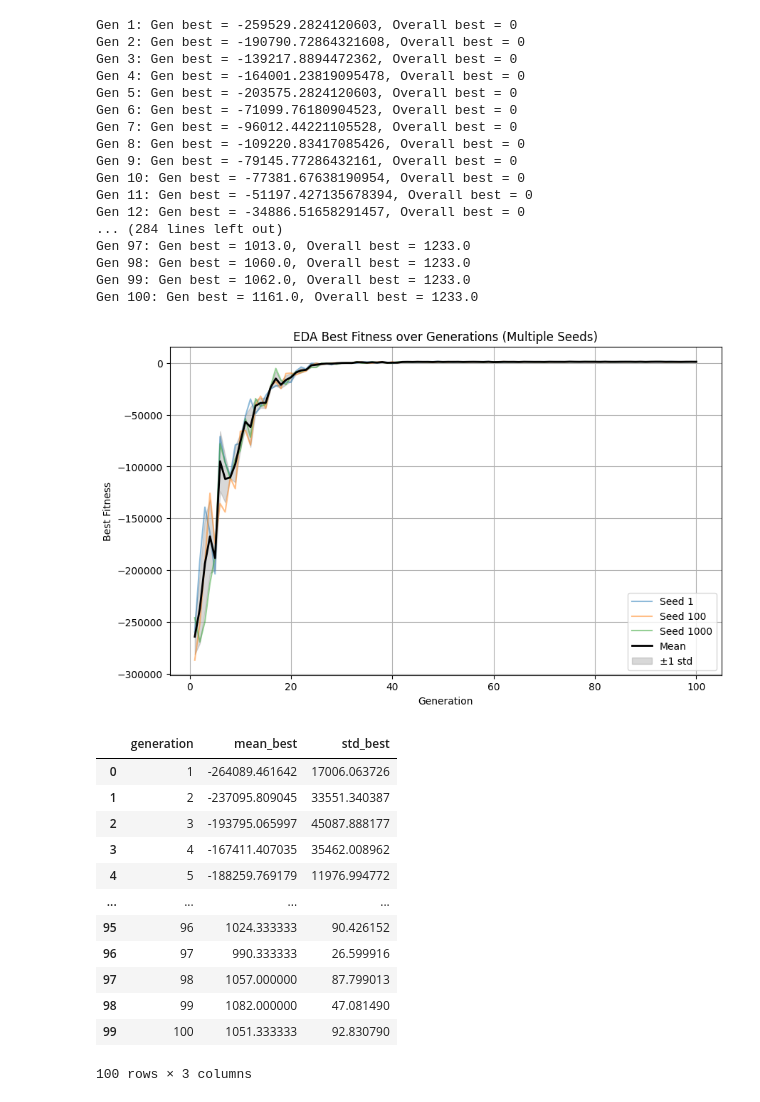
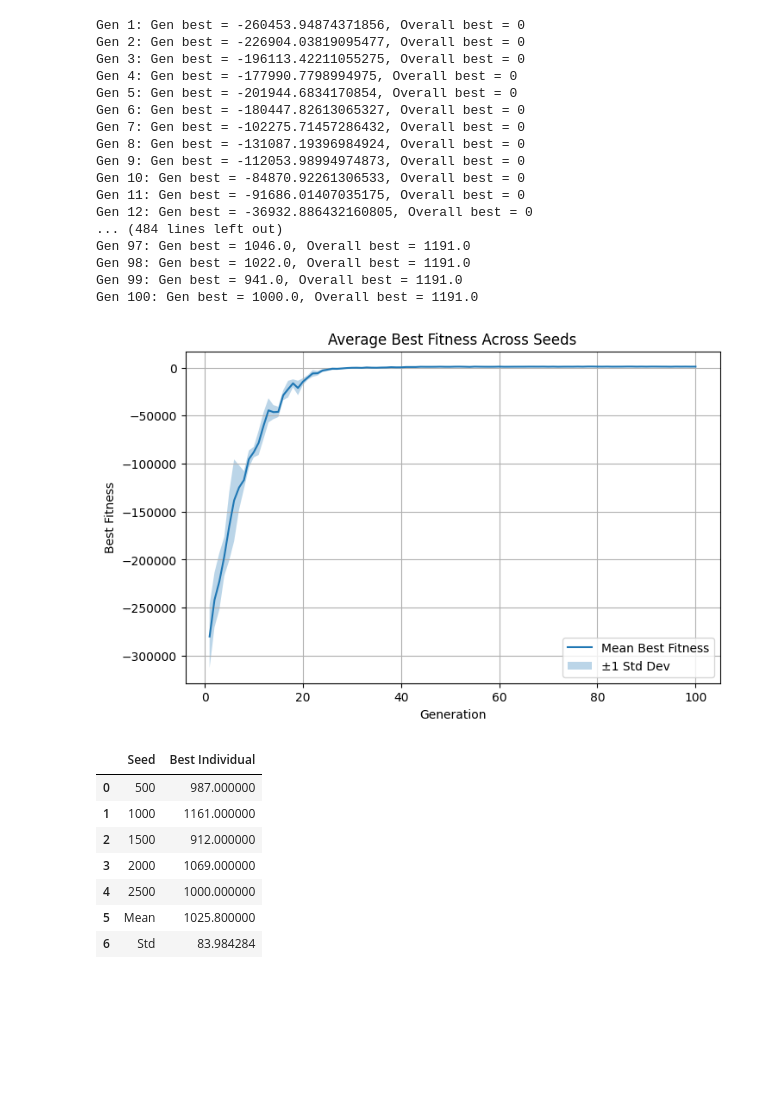
Before and after one commit to Biboy-al/AIML426-A2, a Jupyter notebook: Q3_EDA/src/main.ipynb, the cells around one changed output. Cells and saved outputs as stored; diff of their text form; code cells hidden in the pictures; blank space fills up the shorter version.

Commit message:
feat: implement results in part 1 -3

```diff
--- a/Q3_EDA/src/main.ipynb
+++ b/Q3_EDA/src/main.ipynb
@@ -116,7 +116,7 @@ def EDA(items, item_size, max_weight, pop_size=200, gens=100,
     return best_solution, best_value, gen_best_solutions, gen_best_values
 # %%
 
-def run_with_seed(items, seeds = [1,100,1000]):
+def run_with_seed(items, seeds = [500,1000,1500, 2000, 2500]):
 
     (num_items, bag_cap)= items.pop(0)
 
@@ -197,40 +203,34 @@ def best_individual_stats(seed_res, plot=True):
 # %%
 items_269 = read_file("data/knapsack-data_2/10_269")
 items_10000 = read_file("data/knapsack-data_2/23_10000")
 items_995 = read_file("data/knapsack-data_2/100_995")
 
-seed_res = run_with_seed(items_995)
-
-plot_seed_results(seed_res)
+seed_res_995 = run_with_seed(items_995)
+table_and_avg_plot(seed_res_995)
 # %% [output]
-Gen 1: Gen best = -259529.2824120603, Overall best = 0
-Gen 2: Gen best = -190790.72864321608, Overall best = 0
-Gen 3: Gen best = -139217.8894472362, Overall best = 0
-Gen 4: Gen best = -164001.23819095478, Overall best = 0
-Gen 5: Gen best = -203575.2824120603, Overall best = 0
-Gen 6: Gen best = -71099.76180904523, Overall best = 0
-Gen 7: Gen best = -96012.44221105528, Overall best = 0
-Gen 8: Gen best = -109220.83417085426, Overall best = 0
-Gen 9: Gen best = -79145.77286432161, Overall best = 0
-Gen 10: Gen best = -77381.67638190954, Overall best = 0
-Gen 11: Gen best = -51197.427135678394, Overall best = 0
-Gen 12: Gen best = -34886.51658291457, Overall best = 0
-... (284 lines left out)
-Gen 97: Gen best = 1013.0, Overall best = 1233.0
-Gen 98: Gen best = 1060.0, Overall best = 1233.0
-Gen 99: Gen best = 1062.0, Overall best = 1233.0
-Gen 100: Gen best = 1161.0, Overall best = 1233.0
+Gen 1: Gen best = -260453.94874371856, Overall best = 0
+Gen 2: Gen best = -226904.03819095477, Overall best = 0
+Gen 3: Gen best = -196113.42211055275, Overall best = 0
+Gen 4: Gen best = -177990.7798994975, Overall best = 0
+Gen 5: Gen best = -201944.6834170854, Overall best = 0
+Gen 6: Gen best = -180447.82613065327, Overall best = 0
+Gen 7: Gen best = -102275.71457286432, Overall best = 0
+Gen 8: Gen best = -131087.19396984924, Overall best = 0
+Gen 9: Gen best = -112053.98994974873, Overall best = 0
+Gen 10: Gen best = -84870.92261306533, Overall best = 0
+Gen 11: Gen best = -91686.01407035175, Overall best = 0
+Gen 12: Gen best = -36932.886432160805, Overall best = 0
+... (484 lines left out)
+Gen 97: Gen best = 1046.0, Overall best = 1191.0
+Gen 98: Gen best = 1022.0, Overall best = 1191.0
+Gen 99: Gen best = 941.0, Overall best = 1191.0
+Gen 100: Gen best = 1000.0, Overall best = 1191.0
-[figure, old version]
+[figure, new version]
-|  | generation | mean_best | std_best |
-| 0 | 1 | -264089.461642 | 17006.063726 |
-| 1 | 2 | -237095.809045 | 33551.340387 |
-| 2 | 3 | -193795.065997 | 45087.888177 |
-| 3 | 4 | -167411.407035 | 35462.008962 |
-| 4 | 5 | -188259.769179 | 11976.994772 |
-| ... | ... | ... | ... |
-| 95 | 96 | 1024.333333 | 90.426152 |
-| 96 | 97 | 990.333333 | 26.599916 |
-| 97 | 98 | 1057.000000 | 87.799013 |
-| 98 | 99 | 1082.000000 | 47.081490 |
-| 99 | 100 | 1051.333333 | 92.830790 |
+|  | Seed | Best Individual |
+| 0 | 500 | 987.000000 |
+| 1 | 1000 | 1161.000000 |
+| 2 | 1500 | 912.000000 |
+| 3 | 2000 | 1069.000000 |
+| 4 | 2500 | 1000.000000 |
+| 5 | Mean | 1025.800000 |
+| 6 | Std | 83.984284 |
-100 rows × 3 columns
```
Also changed, not shown: parts of 4 cells of this notebook, 2 other files.
